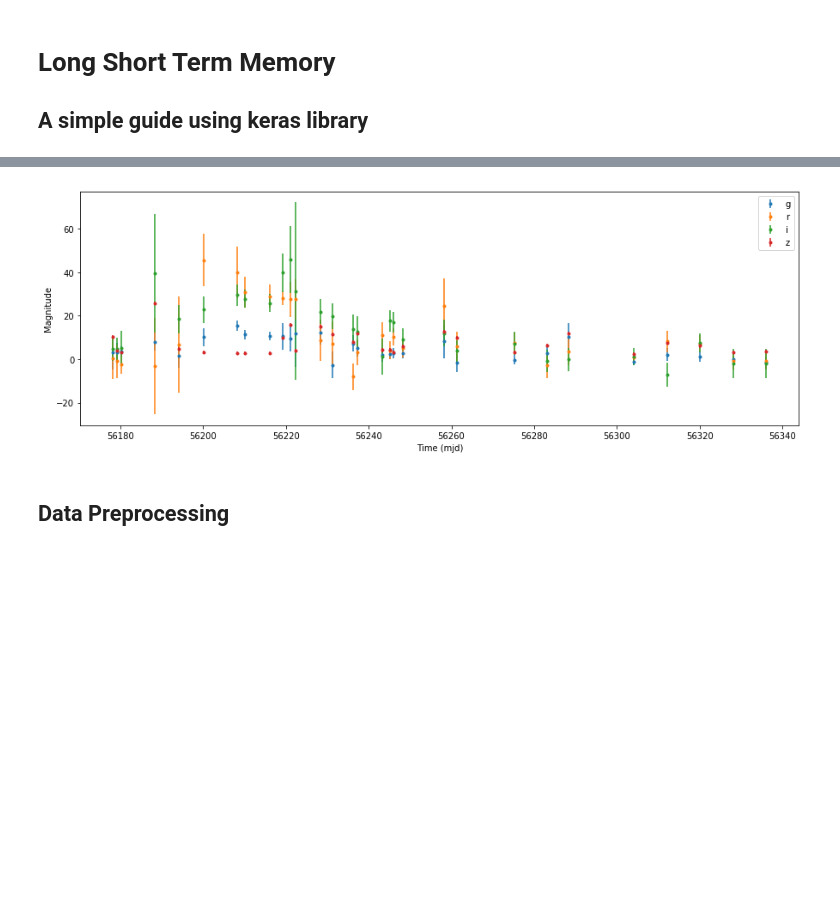
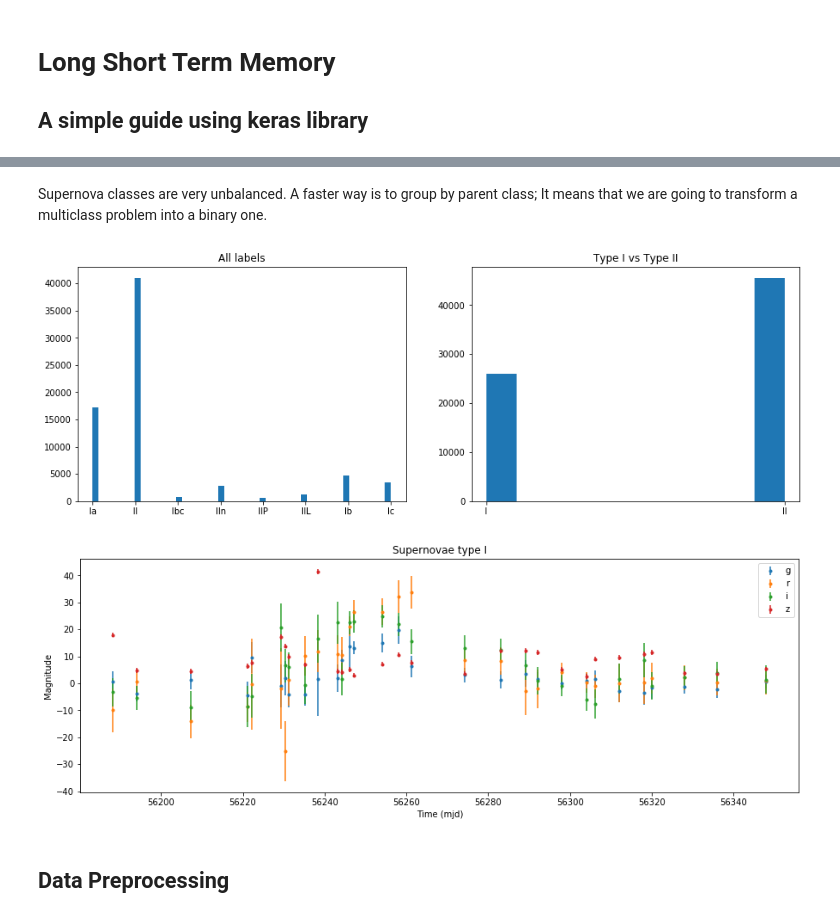
Before and after one commit to cridonoso/LSTM-Multiclass-Keras, a Jupyter notebook: TutorialLSTM.ipynb, the cells around one changed output, grey strips where cells are left out. Cells and saved outputs as stored; diff of their text form; code cells hidden in the pictures; blank space fills up the shorter version.

Commit message:
table of sne types

```diff
--- a/TutorialLSTM.ipynb
+++ b/TutorialLSTM.ipynb
@@ -20,5 +28,25 @@ array([ 1,  2,  3, 21, 22, 23, 32, 33], dtype=int32)
+# %% [markdown]
+Supernova classes are very unbalanced. A faster way is to group by parent class; It means that we are going to transform a multiclass problem into a binary one.
+# %%
+plt.figure(figsize=(15,5))
+class_names = ['Ia', 'II', 'Ibc', 'IIn', 'IIP', 'IIL', 'Ib', 'Ic']
+binary_names = ['I', 'II']
+plt.subplot(121)
+plt.hist(labels, bins=50)
+plt.title('All labels')
+y_pos = np.arange(len(class_names))
+plt.xticks(y_pos, class_names)
+
+plt.subplot(122)
+plt.hist(labels_new)
+plt.title('Type I vs Type II')
+y_pos = np.arange(len(binary_names))
+plt.xticks(y_pos, binary_names)
+plt.show()
+# %% [output]
+[figure, added]
 # %%
-selected = light_curves[labels == 1][0]
+selected = light_curves[labels_new == 0][0]
 plt.figure(figsize=(15,5))
 plt.errorbar(selected[:,0], selected[:,1], yerr=selected[:,5], label='g', fmt='.')
 plt.errorbar(selected[:,0], selected[:,2], yerr=selected[:,6], label='r', fmt='.')
@@ -27,9 +55,10 @@ plt.errorbar(selected[:,0], selected[:,4], yerr=selected[:,8], label='z', fmt='.
 plt.legend()
 plt.xlabel('Time (mjd)')
 plt.ylabel('Magnitude')
+plt.title('Supernovae type I')
 plt.show()
 # %% [output]
-[figure, old version]
+[figure, new version]
 # %% [markdown]
 ## Data Preprocessing
 # %% [markdown]
```
Also changed, not shown: parts of 12 cells of this notebook, 1 other file.
